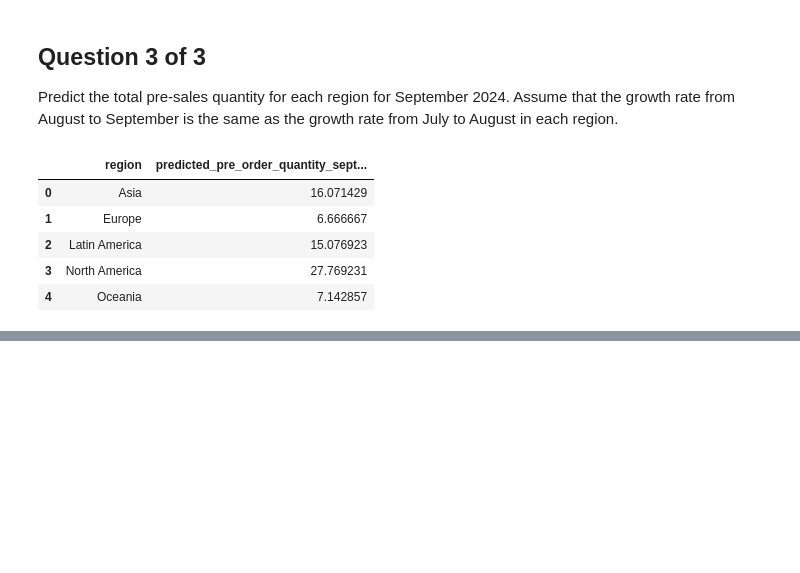
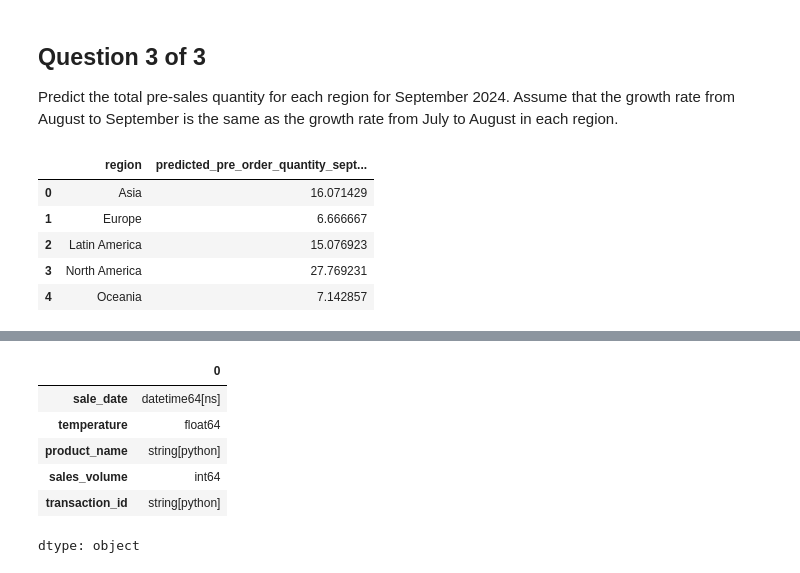
Before and after one commit to Haris-09/Python-Summer-Party-Challenge, a Jupyter notebook: Python_Summer_Party.ipynb, the cells around one changed output, grey strips where cells are left out. Drawn from its saved outputs; the diff is of its cells as text; code cells hidden in the pictures; blank space fills up the shorter version.

```diff
--- a/Python_Summer_Party.ipynb
+++ b/Python_Summer_Party.ipynb
@@ -653,0 +664,78 @@ display(september_prediction[['region', 'predicted_pre_order_quantity_september'
+# %%
+data = """sale_date 	temperature 	product_name 	sales_volume 	transaction_id
+2024-07-05 	 62 	Cherry Garcia	 23	 TX0001
+2024-08-15 	 64 	Chunky Monkey	 26	 TX0002
+2024-09-25 	 66 	Phish Food	 29	 TX0003
+2024-10-05 	 68 	Americone Dream	 32	 TX0004
+2024-11-15 	 70 	Chocolate Fudge Brownie	 35	 TX0005
+2024-12-25 	 72 	Half Baked	 38	 TX0006
+2025-01-05 	 74 	New York Super Fudge Chunk	 41	 TX0007
+2025-02-15 	 76 	Cherry Garcia 	44	 TX0008
+2025-03-25 	 78 	Chunky Monkey	 47	 TX0009
+2025-04-05 	 80 	Phish Food	 50	 TX0010
+2025-05-15 	 82 	Americone Dream	 53	 TX0011
+2025-06-25 	 84 	Chocolate Fudge Brownie	 1000	 TX0012
+2024-07-05 	 86 	Half Baked	 59	 TX0013
+2024-08-15 	 88 	New York Super Fudge Chunk	 62	 TX0014
+2024-09-25 	 90 	Cherry Garcia	 65	 TX0015
+2024-10-05 	 61 	Chunky Monkey	 68	 TX0016
+2024-11-15 	 63 	Phish Food	 71	 TX0017
+2024-12-25 	 65 	Americone Dream	 74	 TX0018
+2025-01-05 	 67 	Chocolate Fudge Brownie	 77	 TX0019
+2025-02-15 	 105 	Half Baked	 80	 TX0020
+2025-03-25 	 71 	 New York Super Fudge Chunk	 83	 TX0021
+2025-04-05   NaN		Cherry Garcia	 86 	TX0022
+2025-05-15   75 	Chunky Monkey	 89	 TX0023
+2025-06-25 	 77 	Phish Food	 92 	TX0024
+2024-07-05 	 79 	Americone Dream	 95	 TX0025
+2024-08-15 	 81 	Chocolate Fudge Brownie	 98	 TX0026
+2024-09-25 	 83 	Half Baked	 101	 TX0027
+2024-10-05 	 85 	New York Super Fudge Chunk	 104	 TX0028
+2024-11-15 	 87 	Cherry Garcia	 107	 TX0029
+2024-12-25 	 89 	Chunky Monkey 	110	 TX0030
+2025-01-05 	 60 	 Phish Food	 113	 TX0031
+2025-02-15 	 62 	Americone Dream	 116	 TX0032
+2025-03-25 	 64 	 Chocolate Fudge Brownie	 119	 TX0033
+2025-04-05 	 66 	 Half Baked	 122	 TX0034
+2025-05-15 	 68 	 New York Super Fudge Chunk	 125	 TX0035
+2025-06-25 	 70 	 Cherry Garcia 	128 	TX0036
+2024-07-05 	 72 	 Chunky Monkey	 1200	 TX0037
+2024-08-15 	 74 	Phish Food	 134	 TX0038
+2024-09-25 	 76 	 Americone Dream	 137	 TX0039
+2024-10-05 	 78 	Chocolate Fudge Brownie	 140	 TX0040
+2024-11-15 	 80 	 Half Baked	 143	 TX0041
+2024-12-25 	 82 	 New York Super Fudge Chunk	 146	 TX0042
+2025-01-05 	 84 	 Cherry Garcia	 149	 TX0043
+2025-02-15 	 86 	 Chunky Monkey	 22	 TX0044
+2025-03-25 	 40 	 Phish Food	 25	 TX0045
+2025-04-05 	 90 	 Americone Dream	 28	 TX0046
+2025-05-15 	 61 	 Chocolate Fudge Brownie	 31	 TX0047
+2025-06-25 	 63 	 Half Baked	 34	 TX0048
+2024-07-05 	 65 	 New York Super Fudge Chunk	 37	 TX0049
+2024-08-15 	 67 	 Cherry Garcia	 40	 TX0050
+2024-09-25 	 69 	 Chunky Monkey	 43	 TX0051
+2024-10-05 	 71 	 Phish Food	 46	 TX0052
+2024-11-15 	 73 	 Americone Dream	 49	 TX0053
+2024-12-25 	 75	 Chocolate Fudge Brownie	 52	 TX0054
+2025-01-05 	 NaN	 Half Baked	 55	 TX0055
+2025-02-15 	 79	 New York Super Fudge Chunk	 58	 TX0056
+2025-03-25 	 81	 Cherry Garcia	 61	 TX0057
+2025-04-05 	 83	 Chunky Monkey	 64	 TX0058
+2025-05-15 	 85	 Phish Food	 67	 TX0059
+2025-06-25 	 87	 Americone Dream	 70	 TX0060
+2024-12-25 	 89	 Chunky Monkey	 110 	TX0030
+"""
+
+ice_cream_sales_data = pd.read_csv(io.StringIO(data), sep='\s\s+', engine='python')
+ice_cream_sales_data['sale_date'] = pd.to_datetime(ice_cream_sales_data['sale_date'])
+ice_cream_sales_data['product_name'] = ice_cream_sales_data['product_name'].astype('string')
+ice_cream_sales_data['transaction_id'] = ice_cream_sales_data['transaction_id'].astype('string')
+ice_cream_sales_data.dtypes
+# %% [output]
+|  | 0 |
+| sale_date | datetime64[ns] |
+| temperature | float64 |
+| product_name | string[python] |
+| sales_volume | int64 |
+| transaction_id | string[python] |
+dtype: object
```
Also changed, not shown: parts of 3 cells of this notebook.
